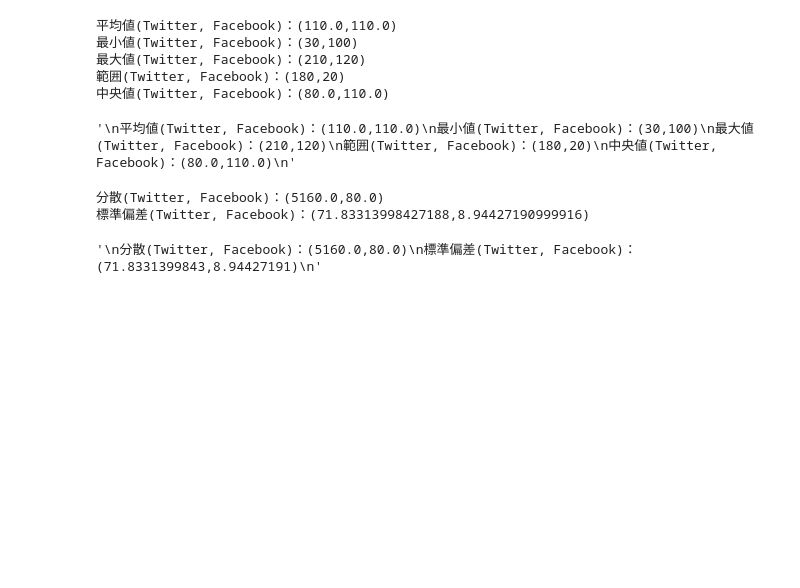
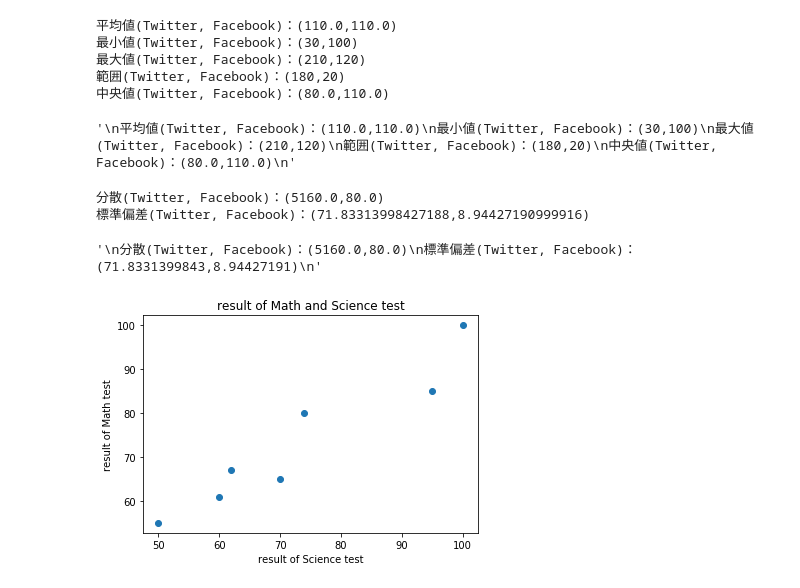
Before and after one commit to kiyo09/AI_Academy, a Jupyter notebook: data/statistics.ipynb, the cells around one changed output. Saved outputs shown, nothing was run; the diff lists cells and outputs as text; code cells hidden in the pictures; blank space fills up the shorter version.

```diff
--- a/data/statistics.ipynb
+++ b/data/statistics.ipynb
@@ -123,3 +123,17 @@ print("標準偏差(Twitter, Facebook)：(" + str(t_std) + "," + str(f_std) +")"
 分散(Twitter, Facebook)：(5160.0,80.0)
 標準偏差(Twitter, Facebook)：(71.83313998427188,8.94427190999916)
 '\n分散(Twitter, Facebook)：(5160.0,80.0)\n標準偏差(Twitter, Facebook)：(71.8331399843,8.94427191)\n'
+# %%
+import matplotlib.pyplot as plt
+
+science=[100, 95, 74, 70, 62, 60, 50]
+math=[100, 85, 80, 65, 67, 61, 55]
+plt.scatter(science, math)
+
+plt.title("result of Math and Science test")
+plt.xlabel("result of Science test")
+plt.ylabel("result of Math test")
+plt.savefig("Scatter_plot.png")
+plt.show()
+# %% [output]
+[figure, added]
```
Also changed, not shown: parts of 11 cells of this notebook.
